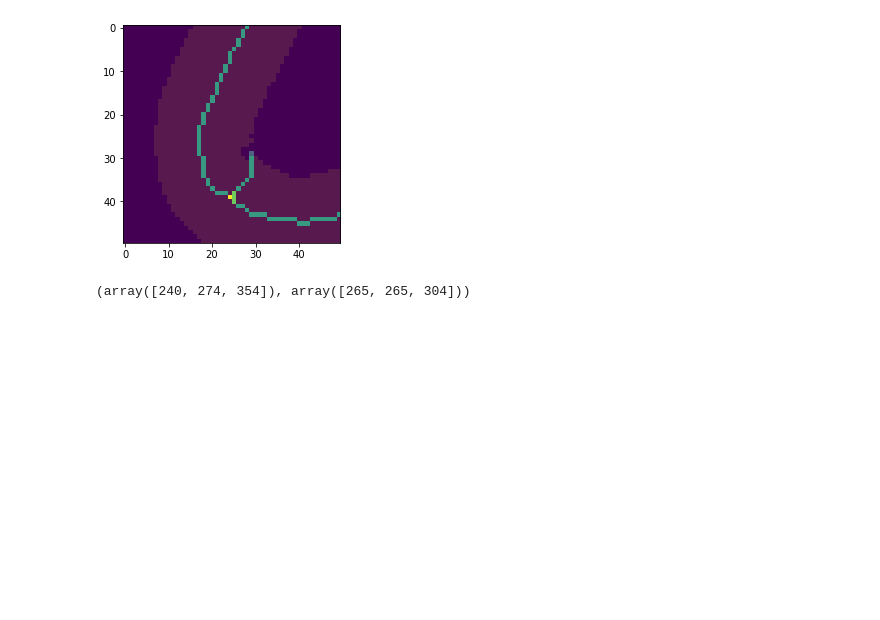
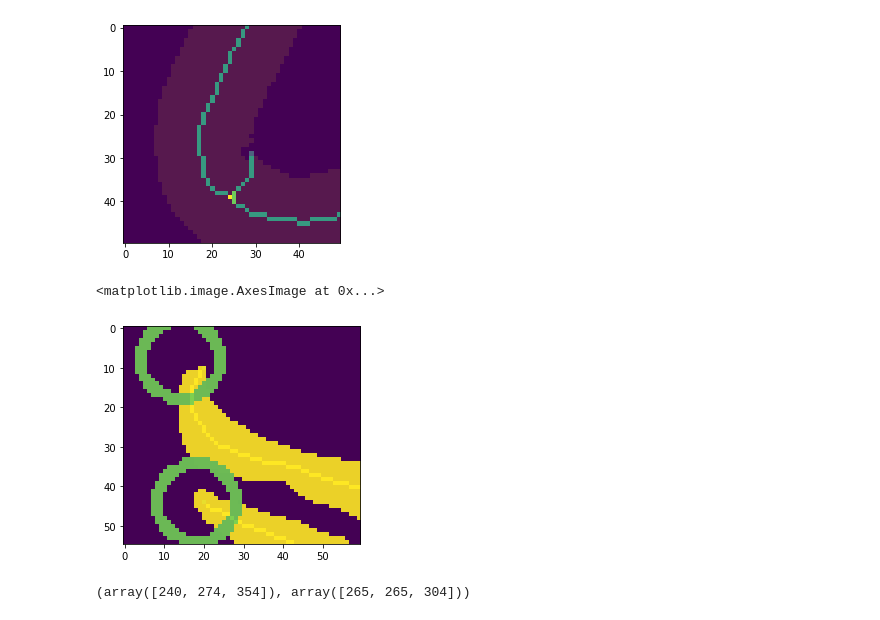
Before and after one commit to leonkontorovich/centerline_behavior_annotation, a Jupyter notebook: centerline/dev/Determine_Head_Tail.ipynb, the cells around one changed output. Drawn from its saved outputs; the diff is of its cells as text; code cells hidden in the pictures; blank space fills up the shorter version.

```diff
--- a/centerline/dev/Determine_Head_Tail.ipynb
+++ b/centerline/dev/Determine_Head_Tail.ipynb
@@ -116,6 +116,13 @@ plt.imshow(degrees[325:375,275:325], alpha=0.9)
 # %% [output]
 <matplotlib.image.AxesImage at 0x...>
 [figure]
+# %%
+plt.imshow(img[230:285,245:305])
+plt.imshow(degrees[230:285,245:305], alpha=0.9)
+plt.imshow(labeled_img[230:285,245:305], alpha=0.9)
+# %% [output]
+<matplotlib.image.AxesImage at 0x...>
+[figure, added]
 # %%
 coords=np.where(degrees==1)
 coords
```
Also changed, not shown: parts of 53 cells of this notebook.
